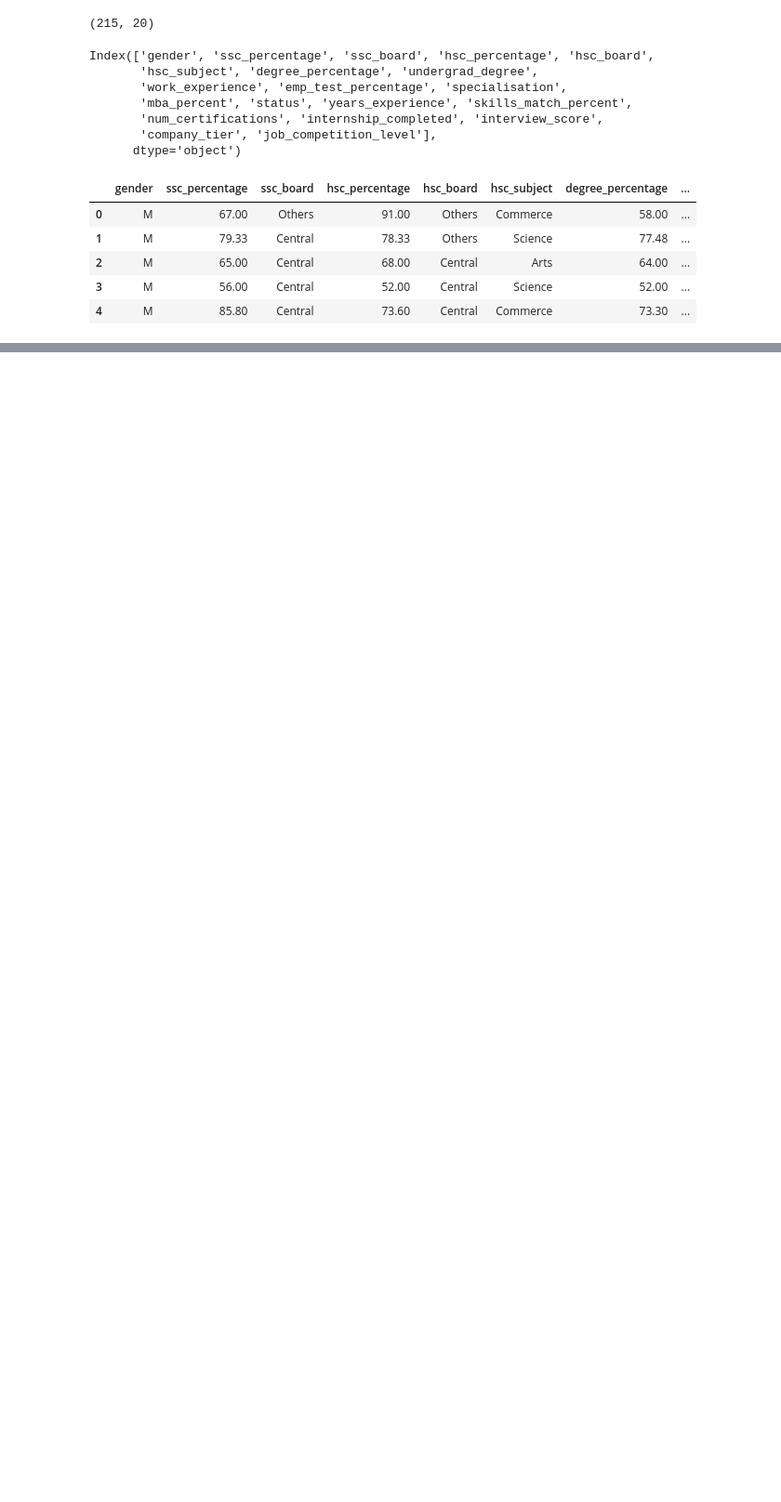
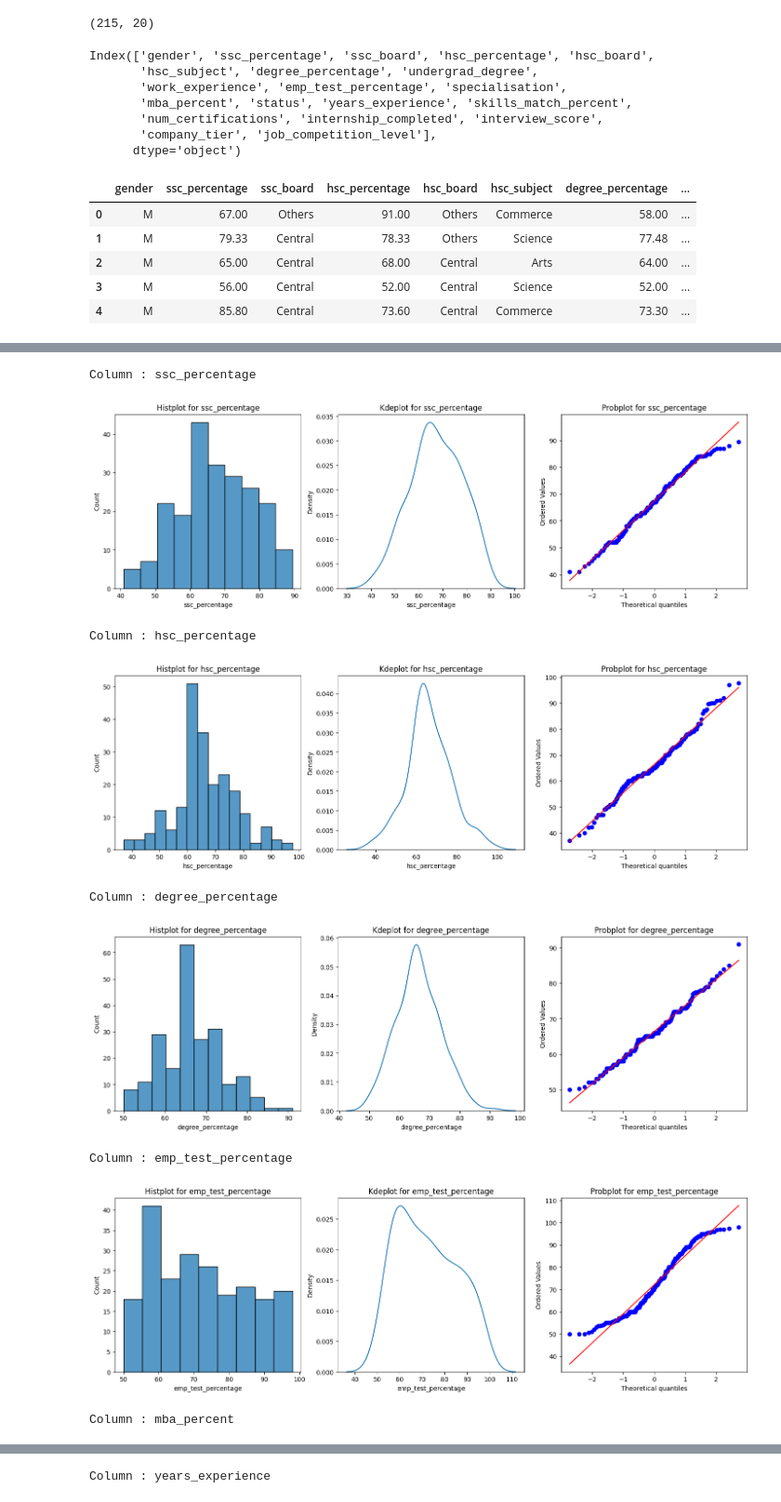
Before and after one commit to AyushDevadiga1/Machine-Learning, a Jupyter notebook: DataAnalaysisOnJobPlacementDataEnhanced.ipynb, the cells around one changed output, grey strips where cells are left out. Shown at 93% size. Cells and saved outputs as stored; diff of their text form; code cells hidden in the pictures; blank space fills up the shorter version.

Commit message:
Univariate Analysis of the Numeric Columns and Object Columns

```diff
--- a/DataAnalaysisOnJobPlacementDataEnhanced.ipynb
+++ b/DataAnalaysisOnJobPlacementDataEnhanced.ipynb
@@ -42,0 +130,30 @@ df.head()
+# %%
+for x in df.select_dtypes(include='number').columns:
+
+    print(f'Column : {x}')
+
+    plt.figure(figsize=(18,5))
+
+    plt.subplot(131)
+    sns.histplot(data=df[x])
+    plt.title(f'Histplot for {x}')
+
+    plt.subplot(132)
+    sns.kdeplot(data=df[x])
+    plt.title(f'Kdeplot for {x}')
+
+    plt.subplot(133)
+    stats.probplot(df[x],plot=plt,dist='norm')
+    plt.title(f'Probplot for {x}')
+
+    plt.show()
+# %% [output]
+Column : ssc_percentage
+[figure, added]
+Column : hsc_percentage
+[figure, added]
+Column : degree_percentage
+[figure, added]
+Column : emp_test_percentage
+[figure, added]
+Column : mba_percent
@@ -42,0 +161 @@ df.head()
+Column : years_experience
```
Also changed, not shown: parts of 8 cells of this notebook.
